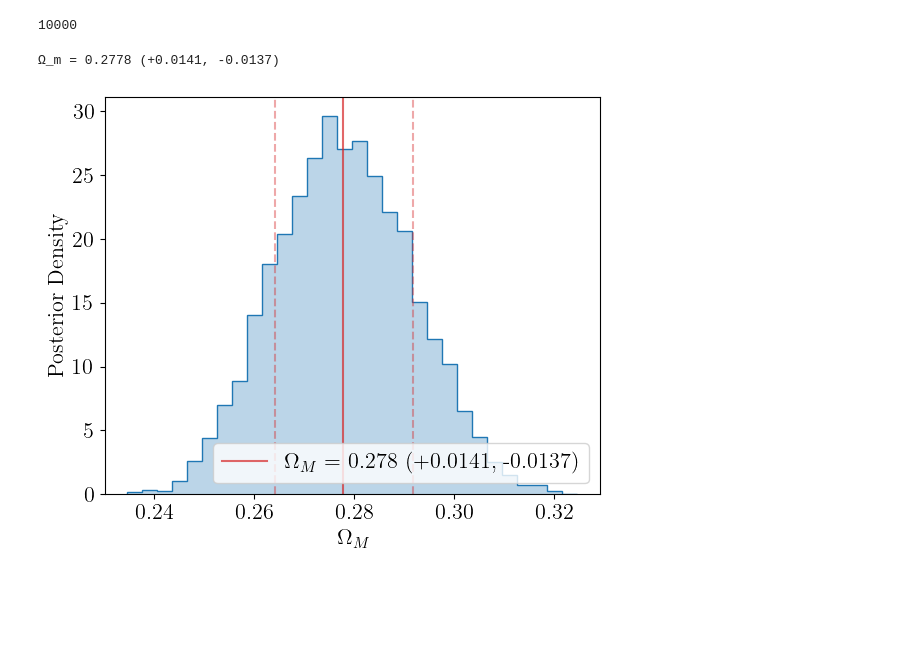
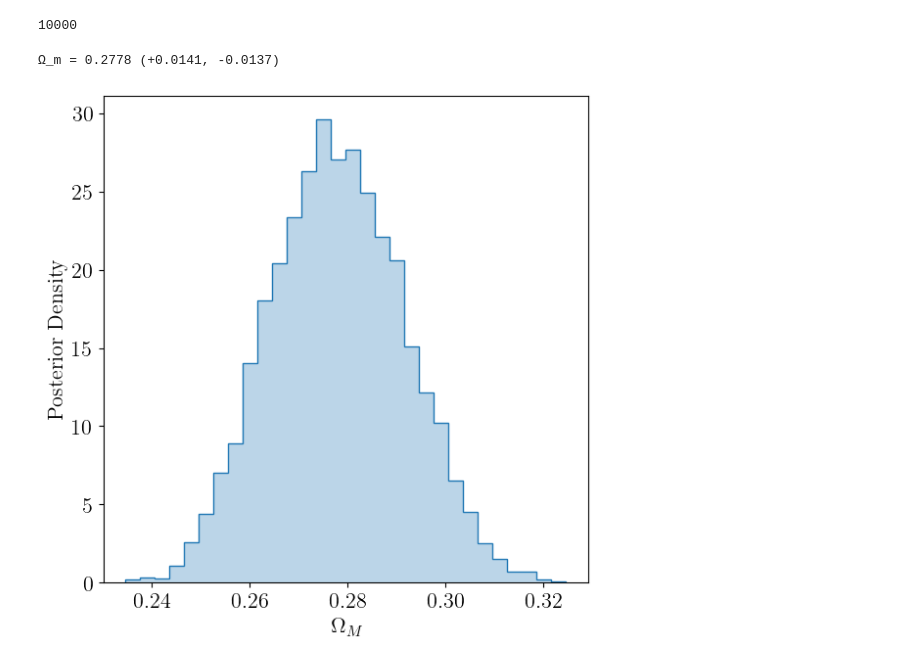
Before and after one commit to j-haralds/Advanced_sim, a Jupyter notebook: proj1_shared/proj1_2_jesper.ipynb, the cells around one changed output. Saved outputs shown, nothing was run; the diff lists cells and outputs as text; code cells hidden in the pictures; blank space fills up the shorter version.

```diff
--- a/proj1_shared/proj1_2_jesper.ipynb
+++ b/proj1_shared/proj1_2_jesper.ipynb
@@ -381,31 +353,31 @@ print(len(samples_arr))
 # %%
 # compute the percentiles (16th, 50th, 84th)
 q16, q50, q84 = np.percentile(samples_arr, [16, 50, 84])
 err_low  = q50 - q16
 err_high = q84 - q50
 
 print(f"Ω_m = {q50:.4f} (+{err_high:.4f}, -{err_low:.4f})")
 
 # plot
-plt.figure(figsize=(6,5))
+plt.figure(figsize=(6,6))
 plt.hist(samples_arr, bins=30, density=True,
          alpha=0.3, color='tab:blue')
 plt.hist(samples_arr, bins=30, density=True,
          histtype='step', color='tab:blue', linewidth=1)
 
 # mark median and credible interval
-plt.axvline(q50, color='tab:red', linestyle='-', alpha=0.7,
-            label=fr"$\Omega_M$ = {q50:.3f} (+{err_high:.4f}, -{err_low:.4f})")
-plt.axvline(q16, color='tab:red', alpha=0.4, linestyle='--')
-plt.axvline(q84, color='tab:red', alpha=0.4, linestyle='--')
+# plt.axvline(q50, color='tab:red', linestyle='-', alpha=0.7,
+#             label=fr"Maximum $\Omega_M$")
+# plt.axvline(q16, color='tab:red', alpha=0.4, linestyle='--')
+# plt.axvline(q84, color='tab:red', alpha=0.4, linestyle='--')
 
 
 plt.xlabel(r'$\Omega_M$')
 plt.ylabel('Posterior Density')
 # plt.title('Posterior Distribution for $\Omega_M$ (w = -1)')
 # plt.legend(loc='lower right')
 plt.tight_layout()
 plt.savefig('figs/Om_m_posterior.pdf')
 # %% [output]
 Ω_m = 0.2778 (+0.0141, -0.0137)
-[figure, old version]
+[figure, new version]
```
Also changed, not shown: parts of 2 cells of this notebook, 7 other files.
